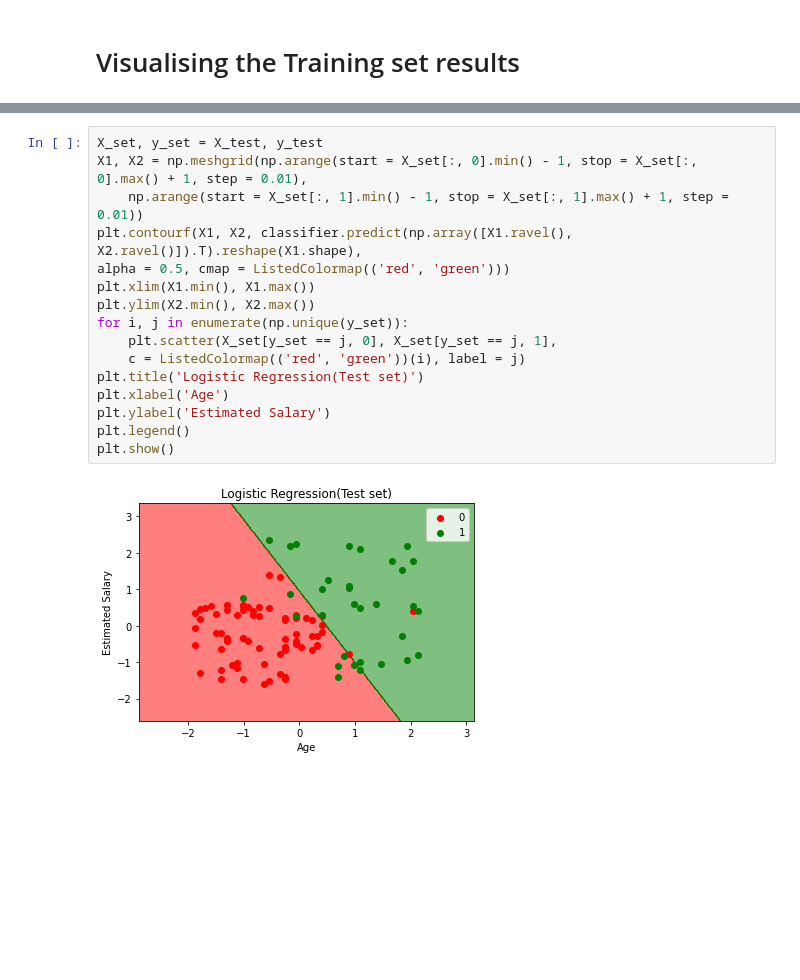
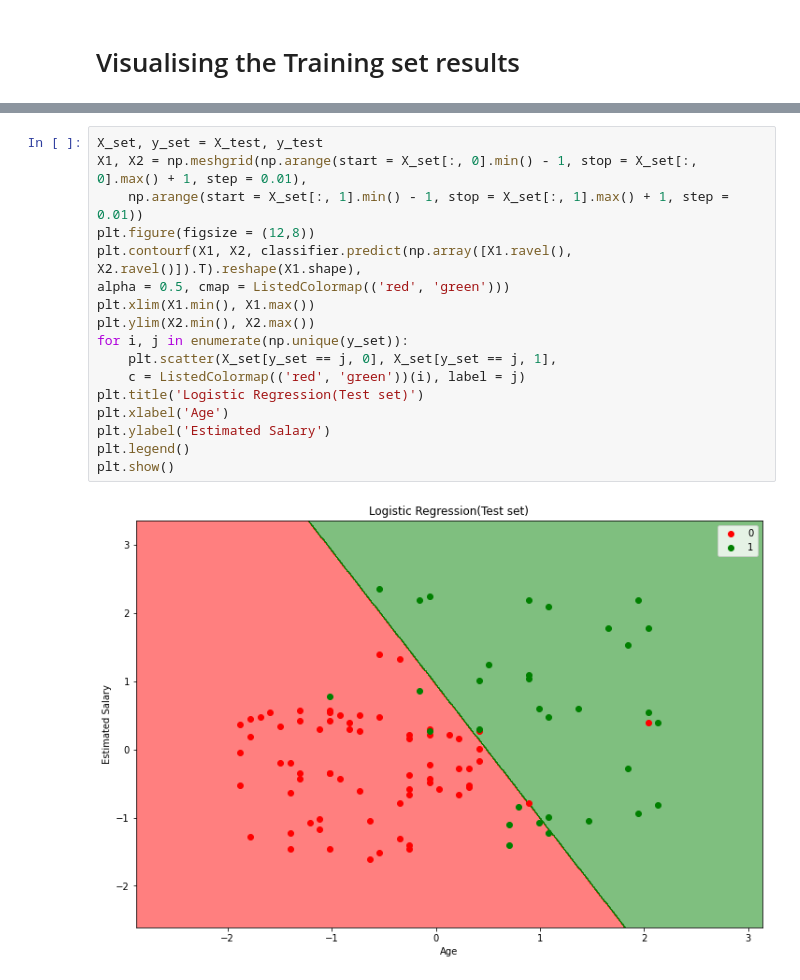
Before and after one commit to anuragbansal009/DMA-LabWork, a Jupyter notebook: Practical - Logistic Regression - Classification .ipynb, the cells around one changed output, grey strips where cells are left out. Cells and saved outputs as stored; diff of their text form; blank space fills up the shorter version.

```diff
--- a/Practical - Logistic Regression - Classification .ipynb
+++ b/Practical - Logistic Regression - Classification .ipynb
@@ -109,18 +111,19 @@ plt.show()
 # %%
 X_set, y_set = X_test, y_test
 X1, X2 = np.meshgrid(np.arange(start = X_set[:, 0].min() - 1, stop = X_set[:, 0].max() + 1, step = 0.01),
     np.arange(start = X_set[:, 1].min() - 1, stop = X_set[:, 1].max() + 1, step = 0.01))
+plt.figure(figsize = (12,8))
 plt.contourf(X1, X2, classifier.predict(np.array([X1.ravel(), X2.ravel()]).T).reshape(X1.shape),
 alpha = 0.5, cmap = ListedColormap(('red', 'green')))
 plt.xlim(X1.min(), X1.max())
 plt.ylim(X2.min(), X2.max())
 for i, j in enumerate(np.unique(y_set)):
     plt.scatter(X_set[y_set == j, 0], X_set[y_set == j, 1],
     c = ListedColormap(('red', 'green'))(i), label = j)
 plt.title('Logistic Regression(Test set)')
 plt.xlabel('Age')
 plt.ylabel('Estimated Salary')
 plt.legend()
 plt.show()
 # %% [output]
-[figure, old version]
+[figure, new version]
```
Also changed, not shown: parts of 2 cells of this notebook.
